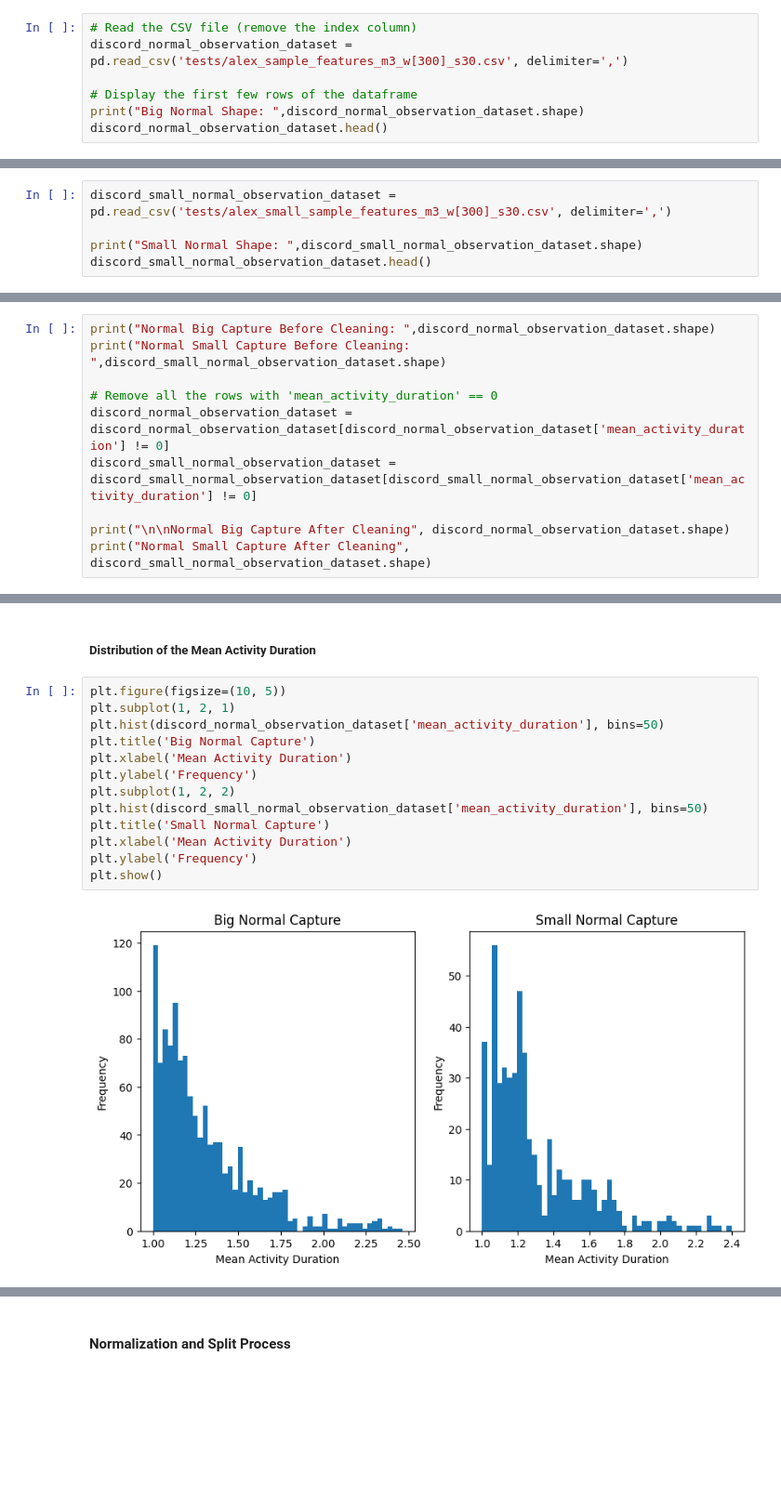
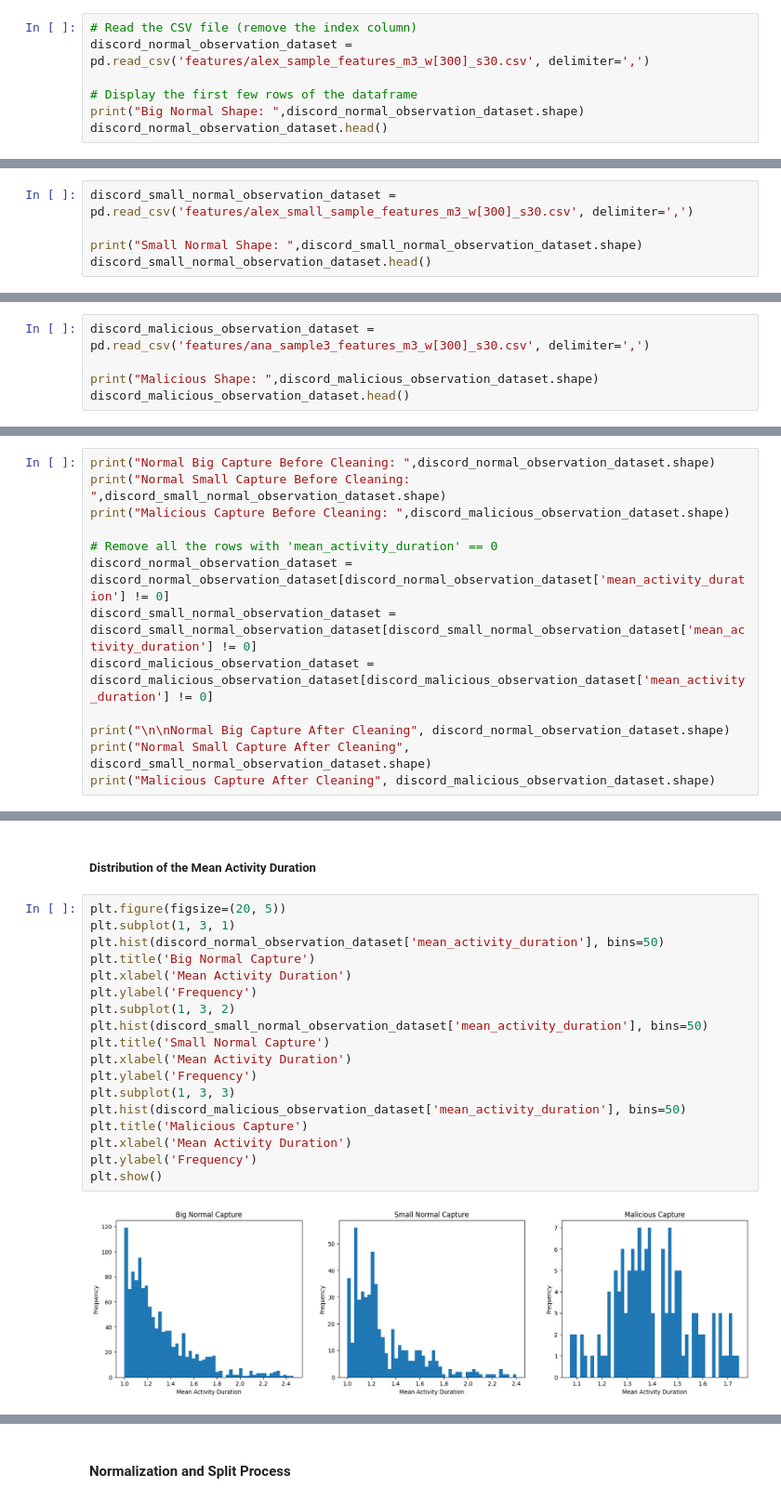
Before and after one commit to NiMouh/discord_exfiltration, a Jupyter notebook: src/modeling.ipynb, the cells around one changed output, grey strips where cells are left out. Shown: that part at 93% size. Saved outputs shown, nothing was run; the diff lists cells and outputs as text; blank space fills up the shorter version.

```diff
--- a/src/modeling.ipynb
+++ b/src/modeling.ipynb
@@ -14,7 +14,7 @@ from tensorflow.keras.layers import Input, Dense
 #### Dataset import and cleaning
 # %%
 # Read the CSV file (remove the index column)
-discord_normal_observation_dataset = pd.read_csv('tests/alex_sample_features_m3_w[300]_s30.csv', delimiter=',')
+discord_normal_observation_dataset = pd.read_csv('features/alex_sample_features_m3_w[300]_s30.csv', delimiter=',')
 
 # Display the first few rows of the dataframe
 print("Big Normal Shape: ",discord_normal_observation_dataset.shape)
@@ -29,7 +29,7 @@ Big Normal Shape:  (1207, 23)
 | 4 | 12.043 | 122.737 | 1.045 | 0.043 | ... |
 5 rows × 23 columns
 # %%
-discord_small_normal_observation_dataset = pd.read_csv('tests/alex_small_sample_features_m3_w[300]_s30.csv', delimiter=',')
+discord_small_normal_observation_dataset = pd.read_csv('features/alex_small_sample_features_m3_w[300]_s30.csv', delimiter=',')
 
 print("Small Normal Shape: ",discord_small_normal_observation_dataset.shape)
 discord_small_normal_observation_dataset.head()
@@ -42,3 +42,8 @@ Small Normal Shape:  (510, 23)
 | 3 | 6.861 | 79.120 | 1.514 | 0.878 | ... |
 | 4 | 6.944 | 77.164 | 1.429 | 0.816 | ... |
 5 rows × 23 columns
+# %%
+discord_malicious_observation_dataset = pd.read_csv('features/ana_sample3_features_m3_w[300]_s30.csv', delimiter=',')
+
+print("Malicious Shape: ",discord_malicious_observation_dataset.shape)
+discord_malicious_observation_dataset.head()
@@ -45,13 +59,16 @@ Small Normal Shape:  (510, 23)
 # %%
 print("Normal Big Capture Before Cleaning: ",discord_normal_observation_dataset.shape)
 print("Normal Small Capture Before Cleaning: ",discord_small_normal_observation_dataset.shape)
+print("Malicious Capture Before Cleaning: ",discord_malicious_observation_dataset.shape)
 
 # Remove all the rows with 'mean_activity_duration' == 0
 discord_normal_observation_dataset = discord_normal_observation_dataset[discord_normal_observation_dataset['mean_activity_duration'] != 0]
 discord_small_normal_observation_dataset = discord_small_normal_observation_dataset[discord_small_normal_observation_dataset['mean_activity_duration'] != 0]
+discord_malicious_observation_dataset = discord_malicious_observation_dataset[discord_malicious_observation_dataset['mean_activity_duration'] != 0]
 
 print("\n\nNormal Big Capture After Cleaning", discord_normal_observation_dataset.shape)
 print("Normal Small Capture After Cleaning", discord_small_normal_observation_dataset.shape)
+print("Malicious Capture After Cleaning", discord_malicious_observation_dataset.shape)
 # %% [output]
 Normal Big Capture Before Cleaning:  (1207, 23)
 Normal Small Capture Before Cleaning:  (510, 23)
@@ -81,18 +105,23 @@ plt.show()
 # %% [markdown]
 ##### Distribution of the Mean Activity Duration
 # %%
-plt.figure(figsize=(10, 5))
-plt.subplot(1, 2, 1)
+plt.figure(figsize=(20, 5))
+plt.subplot(1, 3, 1)
 plt.hist(discord_normal_observation_dataset['mean_activity_duration'], bins=50)
 plt.title('Big Normal Capture')
 plt.xlabel('Mean Activity Duration')
 plt.ylabel('Frequency')
-plt.subplot(1, 2, 2)
+plt.subplot(1, 3, 2)
 plt.hist(discord_small_normal_observation_dataset['mean_activity_duration'], bins=50)
 plt.title('Small Normal Capture')
 plt.xlabel('Mean Activity Duration')
 plt.ylabel('Frequency')
+plt.subplot(1, 3, 3)
+plt.hist(discord_malicious_observation_dataset['mean_activity_duration'], bins=50)
+plt.title('Malicious Capture')
+plt.xlabel('Mean Activity Duration')
+plt.ylabel('Frequency')
 plt.show()
 # %% [output]
-[figure, old version]
+[figure, new version]
 # %% [markdown]
```
Also changed, not shown: parts of 19 cells of this notebook, 1 other file.
